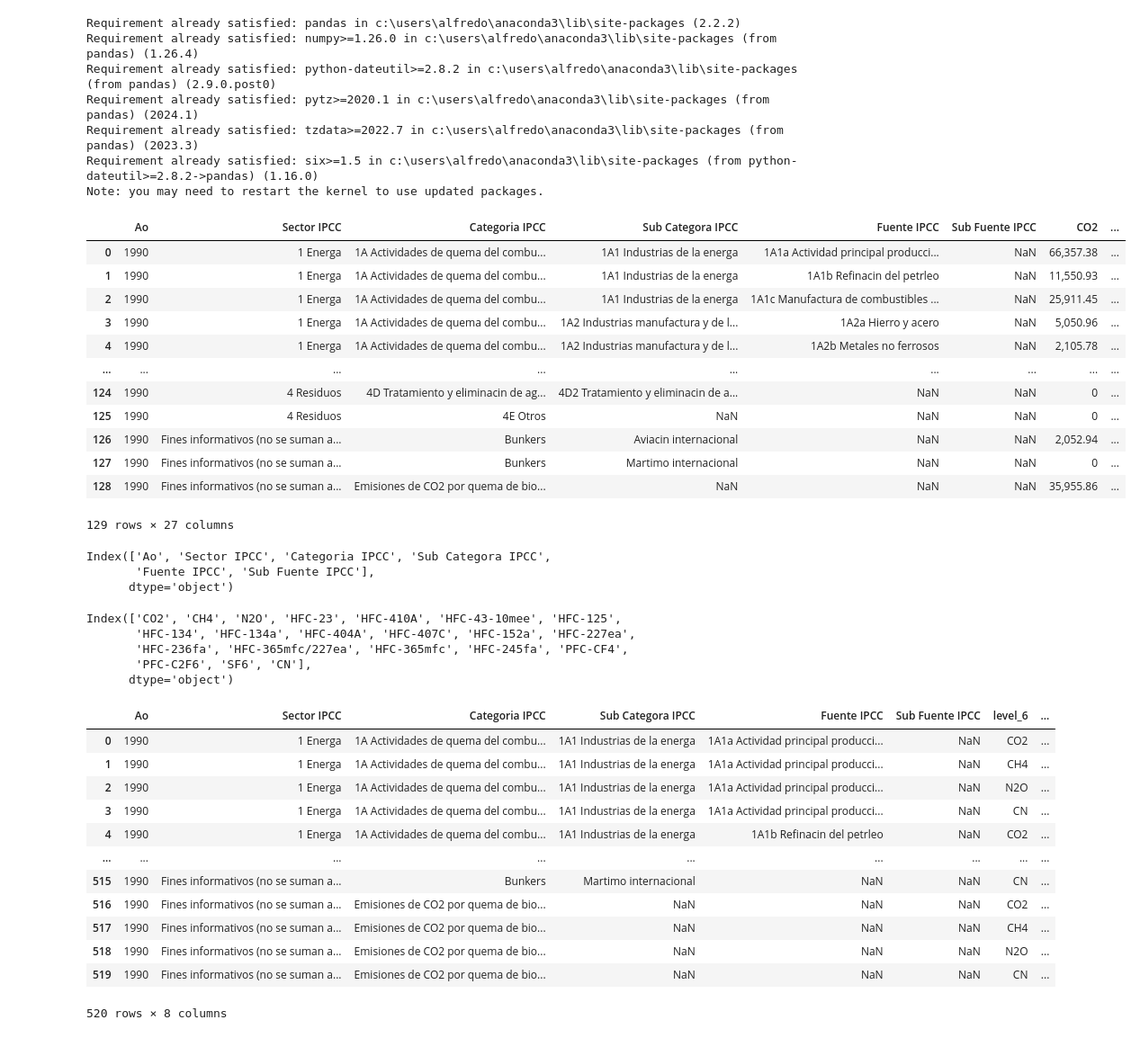
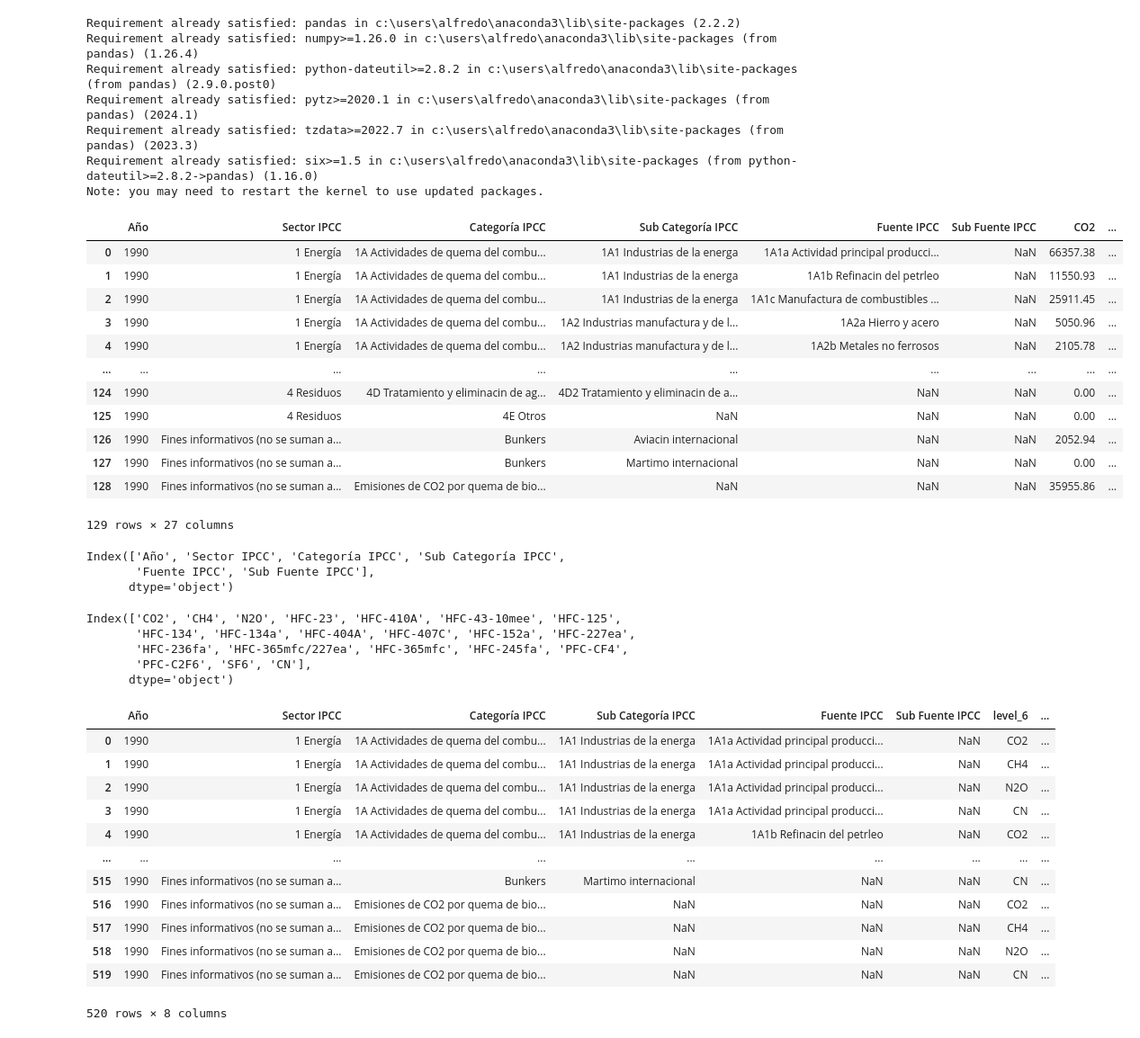
Before and after one commit to Aphrelios/InvNEmisiones, a Jupyter notebook: Prueba.ipynb, the cells around one changed output. Shown: that part at 90% size. Cells and saved outputs as stored; diff of their text form; code cells hidden in the pictures.

```diff
--- a/Prueba.ipynb
+++ b/Prueba.ipynb
@@ -13,29 +13,31 @@ import pandas as pd
 # %%
 # Leer el csv de inventarios de emisiones por año
 # Arrojaba un error de codificacion por lo que agregue
 # encoding_errors = "ignore"
-Inv90 = pd.read_csv("./cvs/1990.csv", encoding = "UTF-8", encoding_errors = "ignore")
+Inv90 = pd.read_csv("./cvs/1990.csv", encoding = "UTF-8", encoding_errors = "ignore", thousands=",")
+Inv90 = Inv90.rename(columns={"Ao": "Año", "Categoria IPCC": "Categoría IPCC", "Sub Categora IPCC": "Sub Categoría IPCC"})
+Inv90["Sector IPCC"] = Inv90["Sector IPCC"].apply(lambda x: x.replace("Energa", "Energía"))
 Inv90
 # %% [output]
-|  | Ao | Sector IPCC | Categoria IPCC | Sub Categora IPCC | Fuente IPCC | Sub Fuente IPCC | CO2 | ... |
-| 0 | 1990 | 1 Energa | 1A Actividades de quema del combu... | 1A1 Industrias de la energa | 1A1a Actividad principal producci... | NaN | 66,357.38 | ... |
-| 1 | 1990 | 1 Energa | 1A Actividades de quema del combu... | 1A1 Industrias de la energa | 1A1b Refinacin del petrleo | NaN | 11,550.93 | ... |
-| 2 | 1990 | 1 Energa | 1A Actividades de quema del combu... | 1A1 Industrias de la energa | 1A1c Manufactura de combustibles ... | NaN | 25,911.45 | ... |
-| 3 | 1990 | 1 Energa | 1A Actividades de quema del combu... | 1A2 Industrias manufactura y de l... | 1A2a Hierro y acero | NaN | 5,050.96 | ... |
-| 4 | 1990 | 1 Energa | 1A Actividades de quema del combu... | 1A2 Industrias manufactura y de l... | 1A2b Metales no ferrosos | NaN | 2,105.78 | ... |
+|  | Año | Sector IPCC | Categoría IPCC | Sub Categoría IPCC | Fuente IPCC | Sub Fuente IPCC | CO2 | ... |
+| 0 | 1990 | 1 Energía | 1A Actividades de quema del combu... | 1A1 Industrias de la energa | 1A1a Actividad principal producci... | NaN | 66357.38 | ... |
+| 1 | 1990 | 1 Energía | 1A Actividades de quema del combu... | 1A1 Industrias de la energa | 1A1b Refinacin del petrleo | NaN | 11550.93 | ... |
+| 2 | 1990 | 1 Energía | 1A Actividades de quema del combu... | 1A1 Industrias de la energa | 1A1c Manufactura de combustibles ... | NaN | 25911.45 | ... |
+| 3 | 1990 | 1 Energía | 1A Actividades de quema del combu... | 1A2 Industrias manufactura y de l... | 1A2a Hierro y acero | NaN | 5050.96 | ... |
+| 4 | 1990 | 1 Energía | 1A Actividades de quema del combu... | 1A2 Industrias manufactura y de l... | 1A2b Metales no ferrosos | NaN | 2105.78 | ... |
 | ... | ... | ... | ... | ... | ... | ... | ... | ... |
-| 124 | 1990 | 4 Residuos | 4D Tratamiento y eliminacin de ag... | 4D2 Tratamiento y eliminacin de a... | NaN | NaN | 0 | ... |
-| 125 | 1990 | 4 Residuos | 4E Otros | NaN | NaN | NaN | 0 | ... |
-| 126 | 1990 | Fines informativos (no se suman a... | Bunkers | Aviacin internacional | NaN | NaN | 2,052.94 | ... |
-| 127 | 1990 | Fines informativos (no se suman a... | Bunkers | Martimo internacional | NaN | NaN | 0 | ... |
-| 128 | 1990 | Fines informativos (no se suman a... | Emisiones de CO2 por quema de bio... | NaN | NaN | NaN | 35,955.86 | ... |
+| 124 | 1990 | 4 Residuos | 4D Tratamiento y eliminacin de ag... | 4D2 Tratamiento y eliminacin de a... | NaN | NaN | 0.00 | ... |
+| 125 | 1990 | 4 Residuos | 4E Otros | NaN | NaN | NaN | 0.00 | ... |
+| 126 | 1990 | Fines informativos (no se suman a... | Bunkers | Aviacin internacional | NaN | NaN | 2052.94 | ... |
+| 127 | 1990 | Fines informativos (no se suman a... | Bunkers | Martimo internacional | NaN | NaN | 0.00 | ... |
+| 128 | 1990 | Fines informativos (no se suman a... | Emisiones de CO2 por quema de bio... | NaN | NaN | NaN | 35955.86 | ... |
 129 rows × 27 columns
 # %%
 # Fijo las columnas que no quiero que se apilen
 fijas = Inv90.columns[:6]
 fijas
 # %% [output]
-Index(['Ao', 'Sector IPCC', 'Categoria IPCC', 'Sub Categora IPCC',
+Index(['Año', 'Sector IPCC', 'Categoría IPCC', 'Sub Categoría IPCC',
        'Fuente IPCC', 'Sub Fuente IPCC'],
       dtype='object')
 # %%
@@ -53,12 +55,12 @@ Index(['CO2', 'CH4', 'N2O', 'HFC-23', 'HFC-410A', 'HFC-43-10mee', 'HFC-125',
 stack_columns = Inv90.set_index(list(fijas)).stack().reset_index()
 stack_columns
 # %% [output]
-|  | Ao | Sector IPCC | Categoria IPCC | Sub Categora IPCC | Fuente IPCC | Sub Fuente IPCC | level_6 | ... |
-| 0 | 1990 | 1 Energa | 1A Actividades de quema del combu... | 1A1 Industrias de la energa | 1A1a Actividad principal producci... | NaN | CO2 | ... |
-| 1 | 1990 | 1 Energa | 1A Actividades de quema del combu... | 1A1 Industrias de la energa | 1A1a Actividad principal producci... | NaN | CH4 | ... |
-| 2 | 1990 | 1 Energa | 1A Actividades de quema del combu... | 1A1 Industrias de la energa | 1A1a Actividad principal producci... | NaN | N2O | ... |
-| 3 | 1990 | 1 Energa | 1A Actividades de quema del combu... | 1A1 Industrias de la energa | 1A1a Actividad principal producci... | NaN | CN | ... |
-| 4 | 1990 | 1 Energa | 1A Actividades de quema del combu... | 1A1 Industrias de la energa | 1A1b Refinacin del petrleo | NaN | CO2 | ... |
+|  | Año | Sector IPCC | Categoría IPCC | Sub Categoría IPCC | Fuente IPCC | Sub Fuente IPCC | level_6 | ... |
+| 0 | 1990 | 1 Energía | 1A Actividades de quema del combu... | 1A1 Industrias de la energa | 1A1a Actividad principal producci... | NaN | CO2 | ... |
+| 1 | 1990 | 1 Energía | 1A Actividades de quema del combu... | 1A1 Industrias de la energa | 1A1a Actividad principal producci... | NaN | CH4 | ... |
+| 2 | 1990 | 1 Energía | 1A Actividades de quema del combu... | 1A1 Industrias de la energa | 1A1a Actividad principal producci... | NaN | N2O | ... |
+| 3 | 1990 | 1 Energía | 1A Actividades de quema del combu... | 1A1 Industrias de la energa | 1A1a Actividad principal producci... | NaN | CN | ... |
+| 4 | 1990 | 1 Energía | 1A Actividades de quema del combu... | 1A1 Industrias de la energa | 1A1b Refinacin del petrleo | NaN | CO2 | ... |
 | ... | ... | ... | ... | ... | ... | ... | ... | ... |
 | 515 | 1990 | Fines informativos (no se suman a... | Bunkers | Martimo internacional | NaN | NaN | CN | ... |
 | 516 | 1990 | Fines informativos (no se suman a... | Emisiones de CO2 por quema de bio... | NaN | NaN | NaN | CO2 | ... |
```
Also changed, not shown: parts of 5 cells of this notebook, 1 other file.
